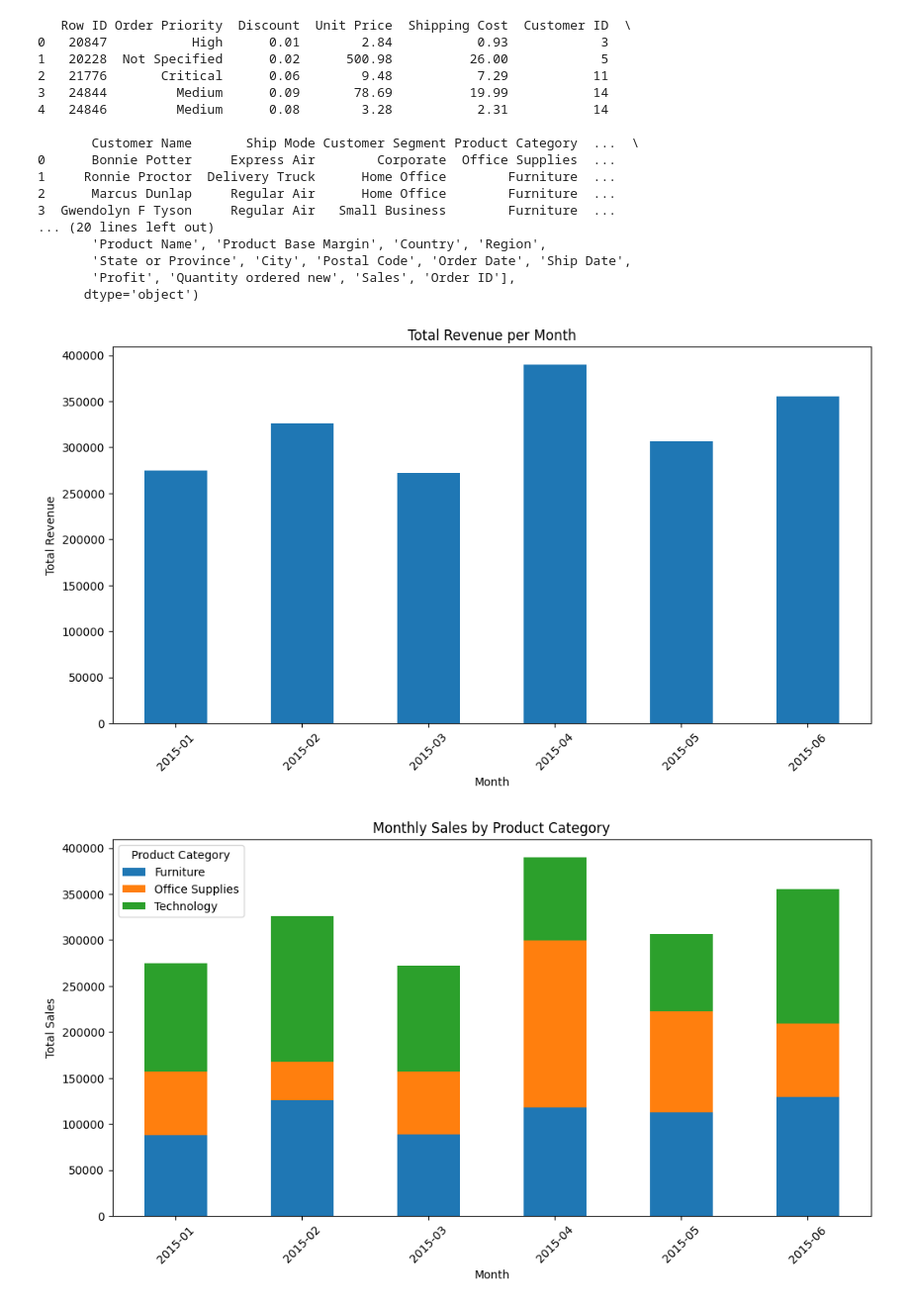
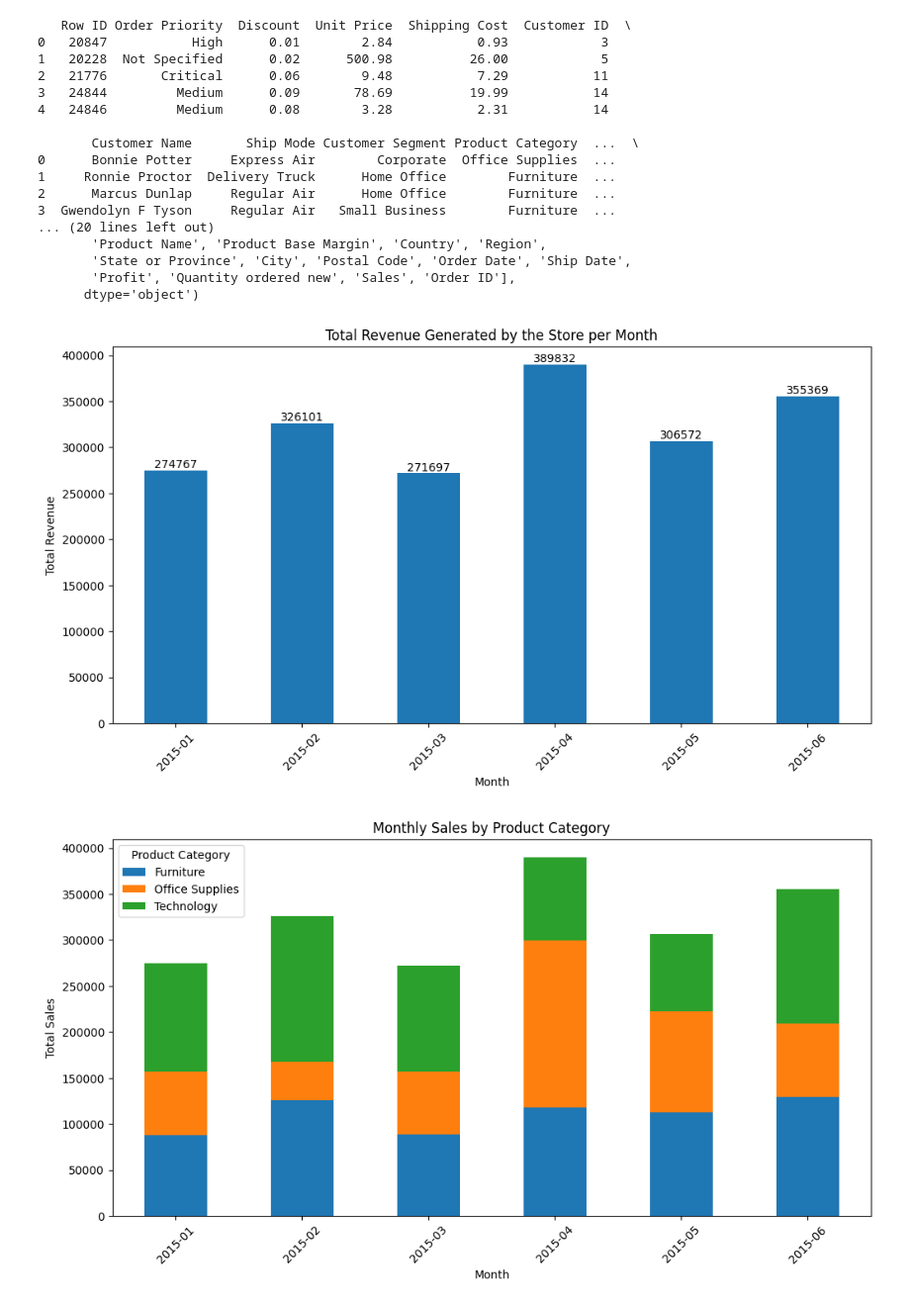
Before and after one commit to kevinndungu-source/Data_Analytics_Project, a Jupyter notebook: Analysis_using_Python/Python_Code/Marley_International_Store_Data_Analysis_using_Python.ipynb, the cells around one changed output. Shown at 99% size. Saved outputs shown, nothing was run; the diff lists cells and outputs as text; code cells hidden in the pictures.

```diff
--- a/Analysis_using_Python/Python_Code/Marley_International_Store_Data_Analysis_using_Python.ipynb
+++ b/Analysis_using_Python/Python_Code/Marley_International_Store_Data_Analysis_using_Python.ipynb
@@ -39,17 +39,26 @@ print(orders_df.columns)
 
 orders_df['Order Date'] = pd.to_datetime(orders_df['Order Date'])
 orders_df['Month'] = orders_df['Order Date'].dt.to_period('M')
-# %%
-# Question 1. What is the total revenue generated by the store per month?
-
-monthly_revenue = orders_df.groupby('Month')['Sales'].sum()
-monthly_revenue.plot(kind='bar', figsize=(12, 6), title='Total Revenue per Month')
-plt.xlabel('Month')
-plt.ylabel('Total Revenue')
-plt.xticks(rotation=45)
-plt.show()
-# %% [output]
-[figure, removed]
+# %%
+# Question 1. What is the total revenue generated by the store per month?
+
+data['Order Date'] = pd.to_datetime(data['Order Date'])
+data['Month'] = data['Order Date'].dt.to_period('M')
+monthly_revenue = data.groupby('Month')['Sales'].sum()
+
+plt.figure(figsize=(12, 6))
+ax = monthly_revenue.plot(kind='bar', title='Total Revenue Generated by the Store per Month')
+plt.xlabel('Month')
+plt.ylabel('Total Revenue')
+plt.xticks(rotation=45)
+
+# Annotate the bar chart with the revenue values
+for container in ax.containers:
+    ax.bar_label(container, label_type='edge')
+
+plt.show()
+# %% [output]
+[figure, added]
 # %%
 # Question 2. Which category of products contributes the most to sales per month?
 
```
Also changed, not shown: parts of 4 cells of this notebook.
